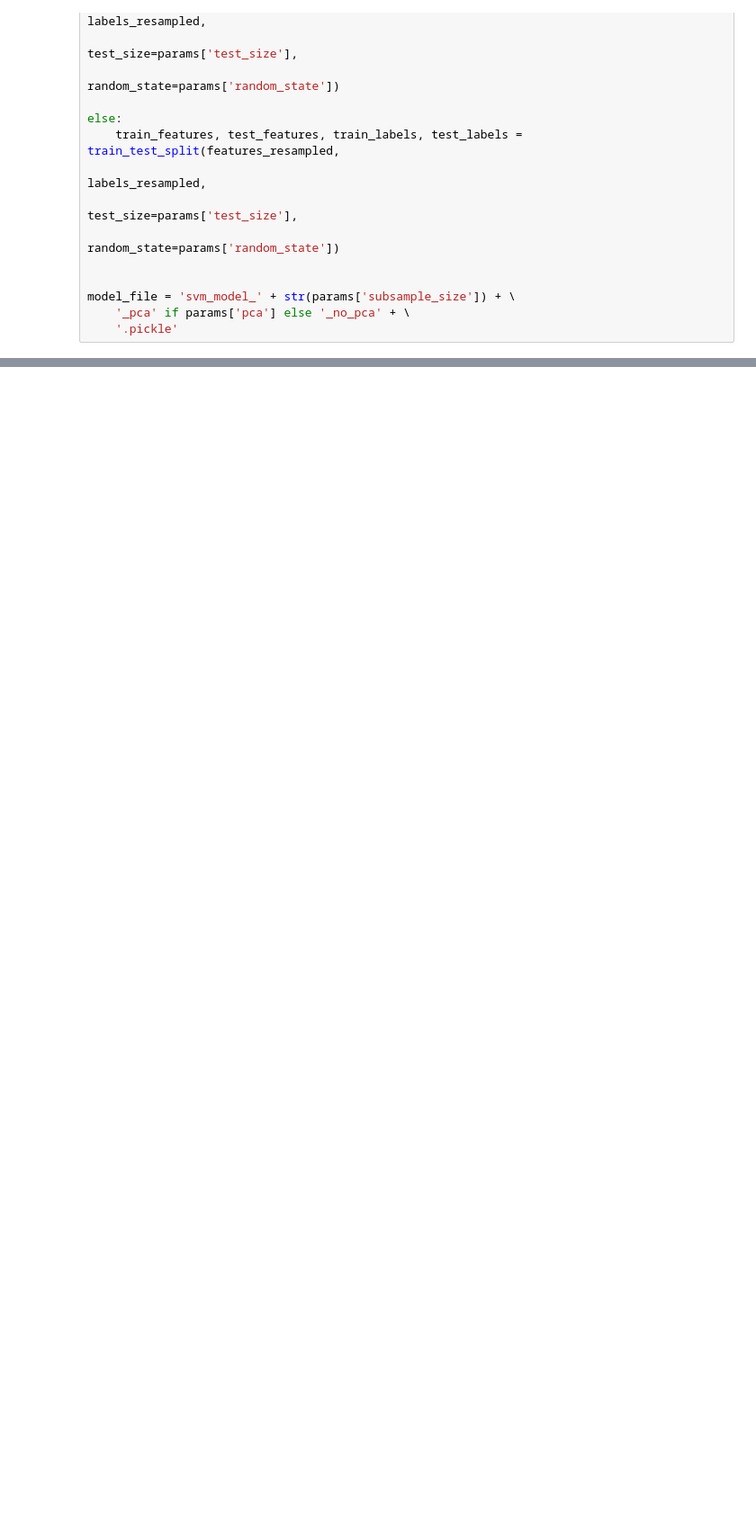
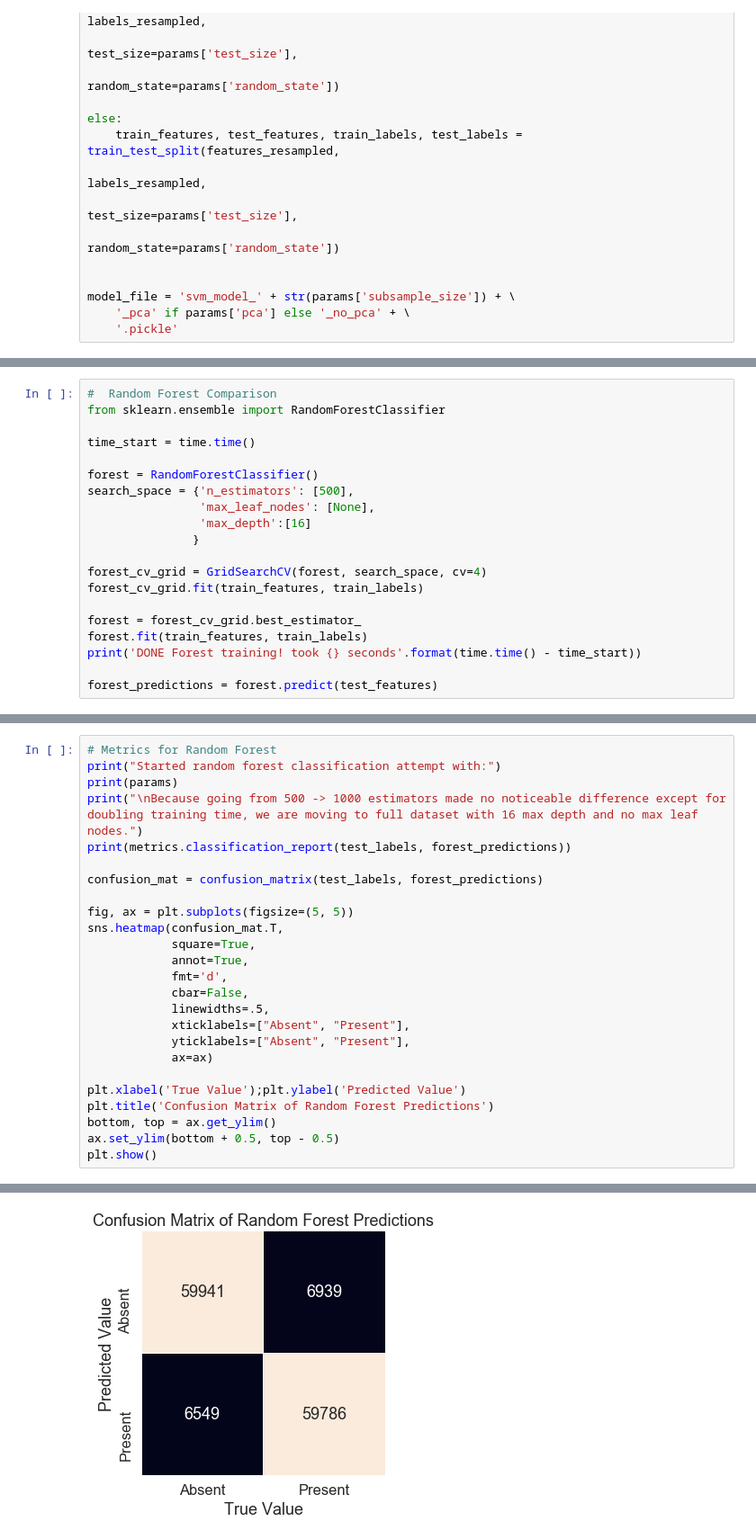
Before and after one commit to suarez96/Heart_Statlog_Classifier, a Jupyter notebook: Final Project.ipynb, the cells around one changed output, grey strips where cells are left out. Shown at 90% size. Drawn from its saved outputs; the diff is of its cells as text; blank space fills up the shorter version.

```diff
--- a/Final Project.ipynb
+++ b/Final Project.ipynb
@@ -299,0 +289,20 @@ Sample size 111388, With the larger dataset, we saw that the model overfit to th
+# %%
+#  Random Forest Comparison
+from sklearn.ensemble import RandomForestClassifier
+
+time_start = time.time()
+
+forest = RandomForestClassifier()
+search_space = {'n_estimators': [500],
+                'max_leaf_nodes': [None],
+                'max_depth':[16]
+               }
+
+forest_cv_grid = GridSearchCV(forest, search_space, cv=4)
+forest_cv_grid.fit(train_features, train_labels)
+
+forest = forest_cv_grid.best_estimator_
+forest.fit(train_features, train_labels)
+print('DONE Forest training! took {} seconds'.format(time.time() - time_start))
+
+forest_predictions = forest.predict(test_features)
@@ -299,0 +318,26 @@ Sample size 111388, With the larger dataset, we saw that the model overfit to th
+# %%
+# Metrics for Random Forest
+print("Started random forest classification attempt with:")
+print(params)
+print("\nBecause going from 500 -> 1000 estimators made no noticeable difference except for doubling training time, we are moving to full dataset with 16 max depth and no max leaf nodes.")
+print(metrics.classification_report(test_labels, forest_predictions))
+
+confusion_mat = confusion_matrix(test_labels, forest_predictions)
+
+fig, ax = plt.subplots(figsize=(5, 5))
+sns.heatmap(confusion_mat.T,
+            square=True,
+            annot=True,
+            fmt='d',
+            cbar=False,
+            linewidths=.5,
+            xticklabels=["Absent", "Present"],
+            yticklabels=["Absent", "Present"],
+            ax=ax)
+
+plt.xlabel('True Value');plt.ylabel('Predicted Value')
+plt.title('Confusion Matrix of Random Forest Predictions')
+bottom, top = ax.get_ylim()
+ax.set_ylim(bottom + 0.5, top - 0.5)
+plt.show()
+# %% [output]
@@ -299,0 +356 @@ Sample size 111388, With the larger dataset, we saw that the model overfit to th
+[figure, added]
```
Also changed, not shown: parts of 13 cells of this notebook, 18 other files.
